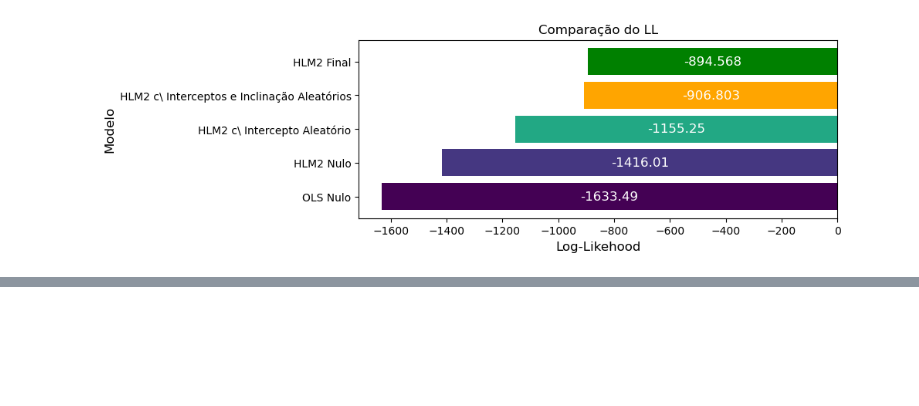
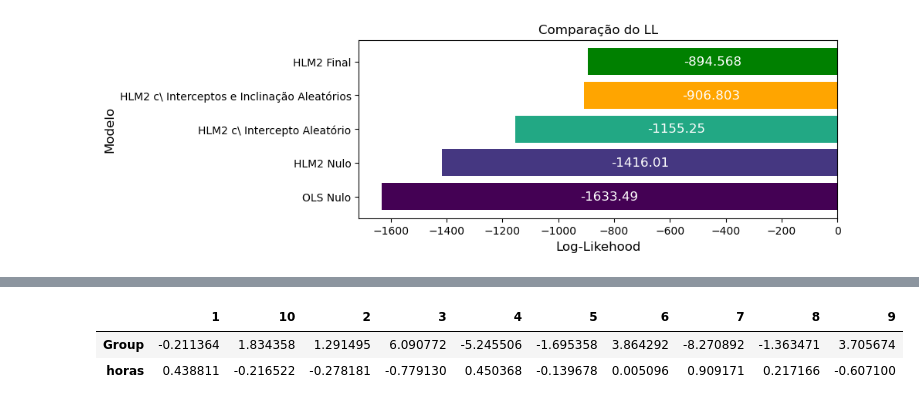
Before and after one commit to leosmundim/generalized_linear_mixed_model-GLMM-, a Jupyter notebook: Modelo_Multinivel_2_base_estudante_escola.ipynb, the cells around one changed output, grey strips where cells are left out. Saved outputs shown, nothing was run; the diff lists cells and outputs as text; code cells hidden in the pictures; blank space fills up the shorter version.

```diff
--- a/Modelo_Multinivel_base_estudante_escola.ipynb
+++ b/Modelo_Multinivel_2_base_estudante_escola.ipynb
@@ -556,0 +580,7 @@ df_escola
+# %%
+efeitos_aleatrios = pd.DataFrame(modelo_final_hlm2.random_effects)
+efeitos_aleatrios
+# %% [output]
+|  | 1 | 10 | 2 | 3 | 4 | 5 | 6 | 7 | 8 | 9 |
+| Group | -0.211364 | 1.834358 | 1.291495 | 6.090772 | -5.245506 | -1.695358 | 3.864292 | -8.270892 | -1.363471 | 3.705674 |
+| horas | 0.438811 | -0.216522 | -0.278181 | -0.779130 | 0.450368 | -0.139678 | 0.005096 | 0.909171 | 0.217166 | -0.607100 |
```
Also changed, not shown: parts of 16 cells of this notebook, 2 other files.
